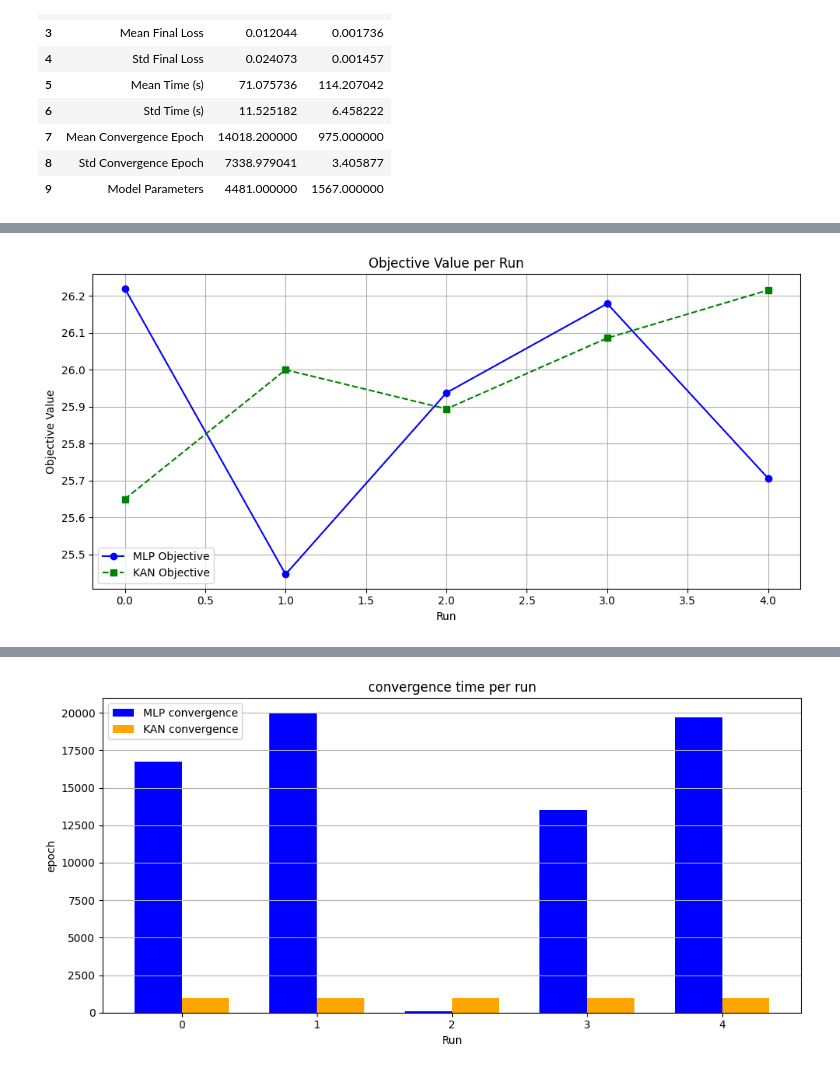
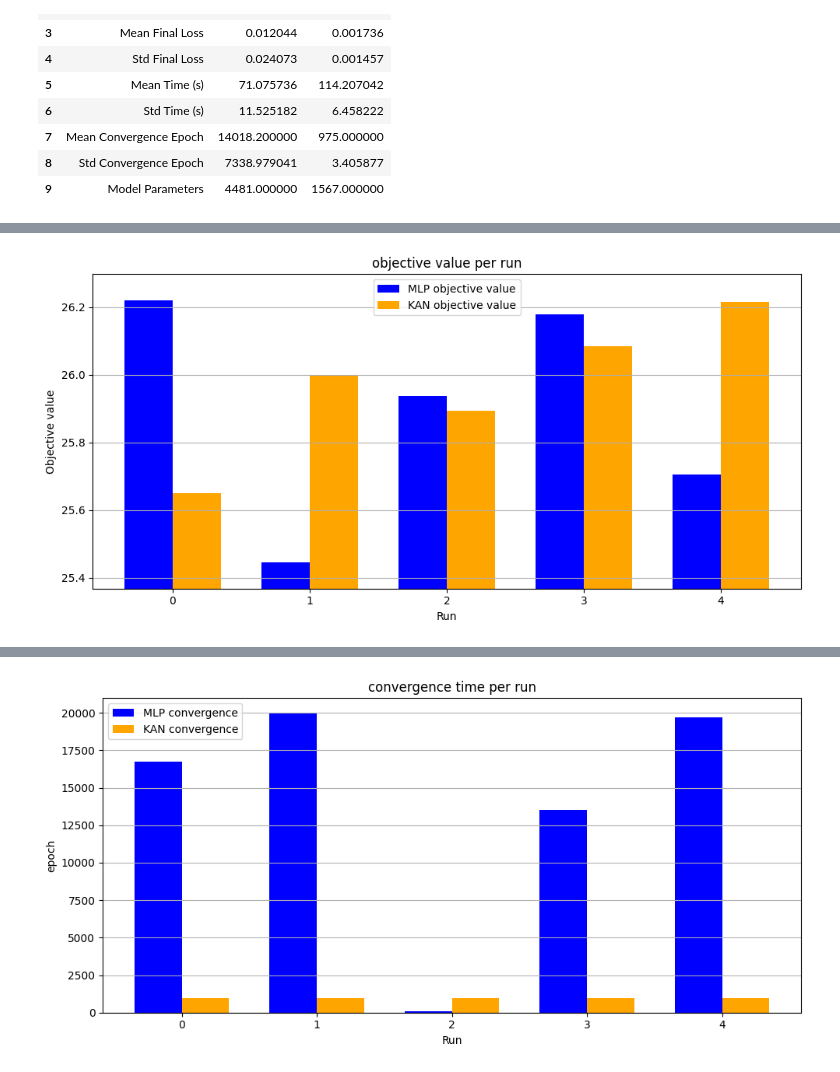
Before and after one commit to arjy143/Neural-Networks-for-Optimisation, a Jupyter notebook: Linear Optimisation/Problem 2/LP-problem-2.ipynb, the cells around one changed output, grey strips where cells are left out. Cells and saved outputs as stored; diff of their text form; code cells hidden in the pictures.

```diff
--- a/Linear Optimisation/Problem 2/LP-problem-2.ipynb
+++ b/Linear Optimisation/Problem 2/LP-problem-2.ipynb
@@ -7,6 +7,28 @@
 & 2.7x_1 + 3.6x_2 + 1.9x_3 \leq 13.5 \\
 & x_1 \geq 0,\quad x_2 \geq 0,\quad x_3 \geq 0
 \end{align*}
+# %%
+import pickle
+with open('mlpResults.pkl', 'rb') as f:
+    mlpResults = pickle.load(f)
+with open('kanResults.pkl', 'rb') as f:
+    kanResults = pickle.load(f)
+
+mlpObjectives = mlpResults["mlpObjectives"]
+mlpAllLosses = mlpResults["mlpAllLosses"]
+mlpTimes = mlpResults["mlpTimes"]
+mlpSummary = mlpResults["mlpSummary"]
+mlpAllCoordinates = mlpResults["mlpAllCoordinates"]
+mlpAllEuclideanAccuracies = mlpResults["mlpAllEuclideanAccuracies"]
+mlpAllObjectiveAccuracies = mlpResults["mlpAllObjectiveAccuracies"]
+
+kanObjectives = kanResults["kanObjectives"]
+kanAllLosses = kanResults["kanAllLosses"]
+kanTimes = kanResults["kanTimes"]
+kanSummary = kanResults["kanSummary"]
+kanAllCoordinates = kanResults["kanAllCoordinates"]
+kanAllEuclideanAccuracies = kanResults["kanAllEuclideanAccuracies"]
+kanAllObjectiveAccuracies = kanResults["kanAllObjectiveAccuracies"]
 # %%
 import numpy as np
 import torch
@@ -600,14 +756,23 @@ display(comparisonDf)
 # %%
-#objective value across models
+#bar graph of objective values in each run
+runs = np.arange(len(mlpObjectives))
+bar_width = 0.35
+offset = bar_width / 2
 plt.figure(figsize=(10, 5))
-plt.plot(mlpObjectives, 'o-', label="MLP Objective", color='blue')
-plt.plot(kanObjectives, 's--', label="KAN Objective", color='green')
-plt.title("Objective Value per Run")
+plt.bar(runs - offset, mlpObjectives, width=bar_width, label="MLP objective value", color='blue')
+plt.bar(runs + offset, kanObjectives, width=bar_width, label="KAN objective value", color='orange')
+
+plt.title("objective value per run")
 plt.xlabel("Run")
-plt.ylabel("Objective Value")
+plt.ylabel("Objective value")
+plt.xticks(runs)
 plt.legend()
-plt.grid(True)
+plt.grid(True, axis='y')
+minVal = min(min(mlpObjectives), min(kanObjectives))
+maxVal = max(max(mlpObjectives), max(kanObjectives))
+padding = (maxVal - minVal) * 0.1
+plt.ylim(minVal - padding, maxVal + padding)
 plt.tight_layout()
 plt.show()
 # %% [output]
-[figure, old version]
+[figure, new version]
```
Also changed, not shown: parts of 17 cells of this notebook, 1 other file.
